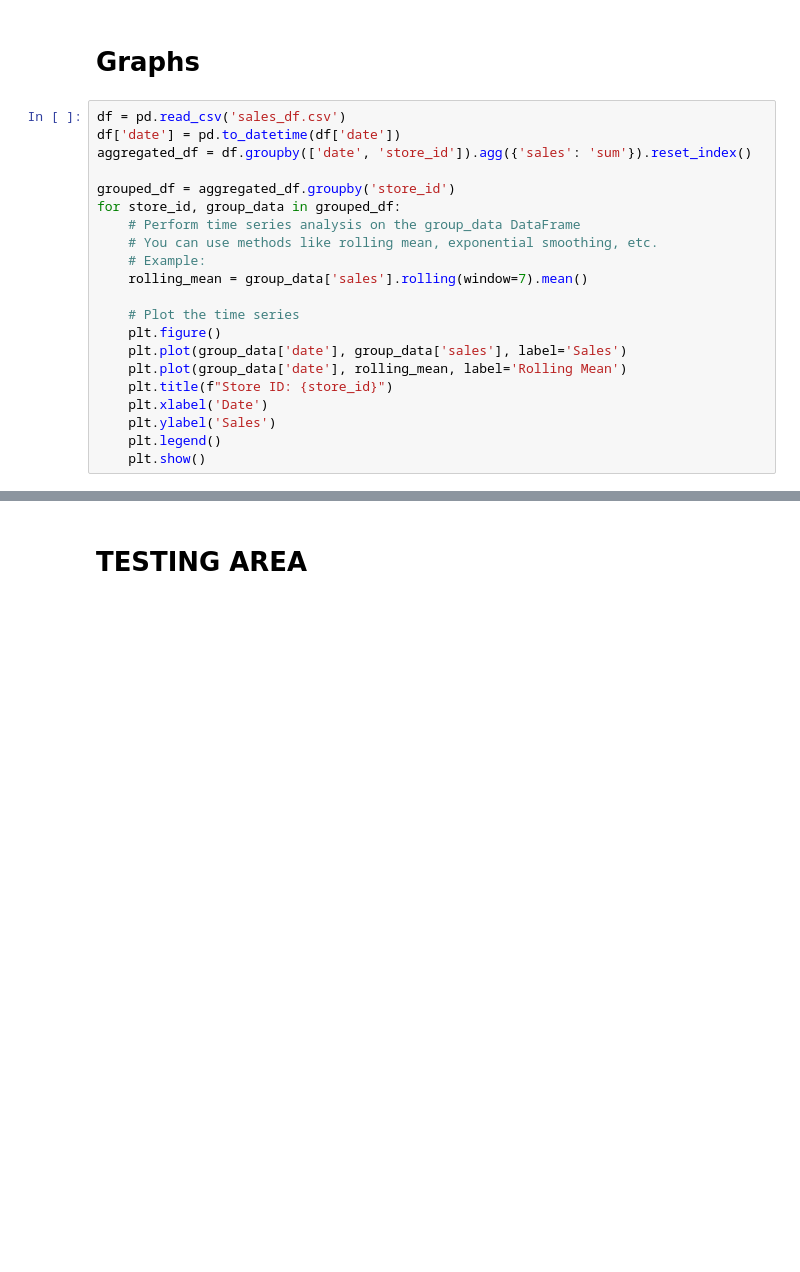
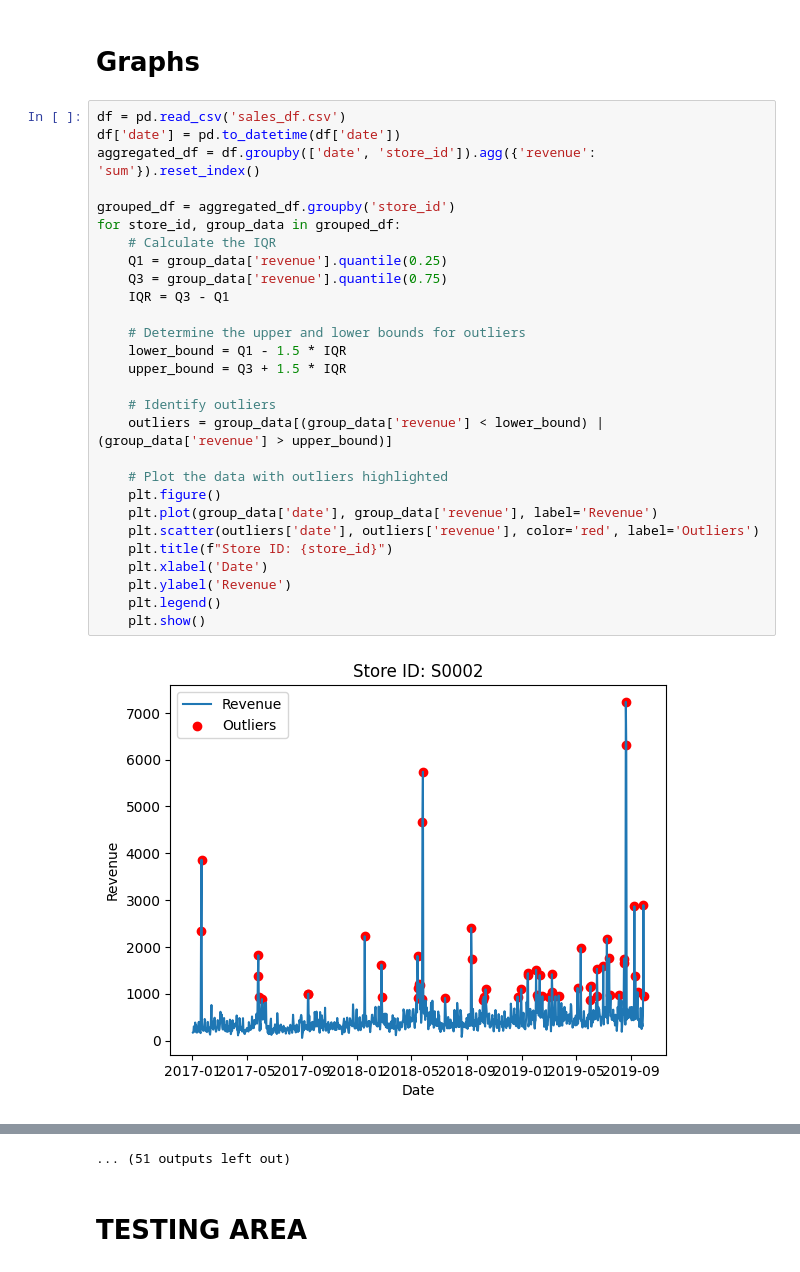
Before and after one commit to vhpei/Project_2, a Jupyter notebook: Projeto_2.ipynb, the cells around one changed output, grey strips where cells are left out. Cells and saved outputs as stored; diff of their text form; blank space fills up the shorter version.

```diff
--- a/Projeto_2.ipynb
+++ b/Projeto_2.ipynb
@@ -267,21 +373,30 @@ df_1.to_csv("season_holidays.csv", index=False)
 # %%
 df = pd.read_csv('sales_df.csv')
 df['date'] = pd.to_datetime(df['date'])
-aggregated_df = df.groupby(['date', 'store_id']).agg({'sales': 'sum'}).reset_index()
+aggregated_df = df.groupby(['date', 'store_id']).agg({'revenue': 'sum'}).reset_index()
 
 grouped_df = aggregated_df.groupby('store_id')
 for store_id, group_data in grouped_df:
-    # Perform time series analysis on the group_data DataFrame
-    # You can use methods like rolling mean, exponential smoothing, etc.
-    # Example:
-    rolling_mean = group_data['sales'].rolling(window=7).mean()
+    # Calculate the IQR
+    Q1 = group_data['revenue'].quantile(0.25)
+    Q3 = group_data['revenue'].quantile(0.75)
+    IQR = Q3 - Q1
 
-    # Plot the time series
+    # Determine the upper and lower bounds for outliers
+    lower_bound = Q1 - 1.5 * IQR
+    upper_bound = Q3 + 1.5 * IQR
+
+    # Identify outliers
+    outliers = group_data[(group_data['revenue'] < lower_bound) | (group_data['revenue'] > upper_bound)]
+
+    # Plot the data with outliers highlighted
     plt.figure()
-    plt.plot(group_data['date'], group_data['sales'], label='Sales')
-    plt.plot(group_data['date'], rolling_mean, label='Rolling Mean')
+    plt.plot(group_data['date'], group_data['revenue'], label='Revenue')
+    plt.scatter(outliers['date'], outliers['revenue'], color='red', label='Outliers')
     plt.title(f"Store ID: {store_id}")
     plt.xlabel('Date')
-    plt.ylabel('Sales')
+    plt.ylabel('Revenue')
     plt.legend()
     plt.show()
+# %% [output]
+[figure, added]
@@ -288,2 +414,3 @@ for store_id, group_data in grouped_df:
+... (51 outputs left out)
 # %% [markdown]
 # TESTING AREA
```
Also changed, not shown: parts of 22 cells of this notebook, 2 other files.
